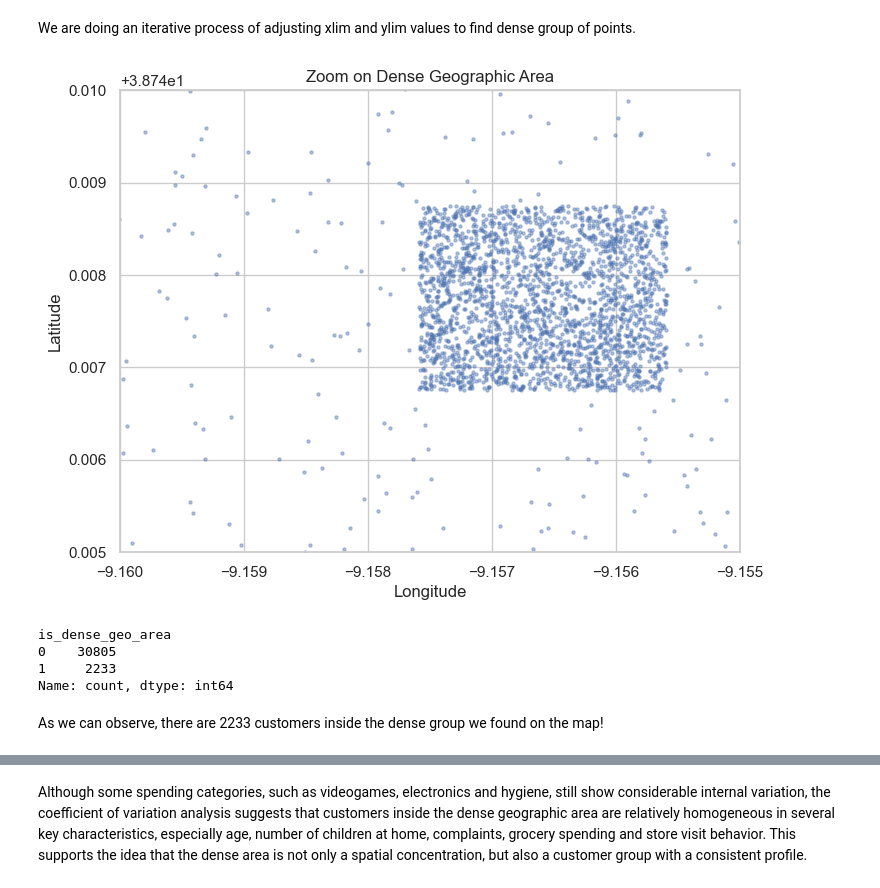
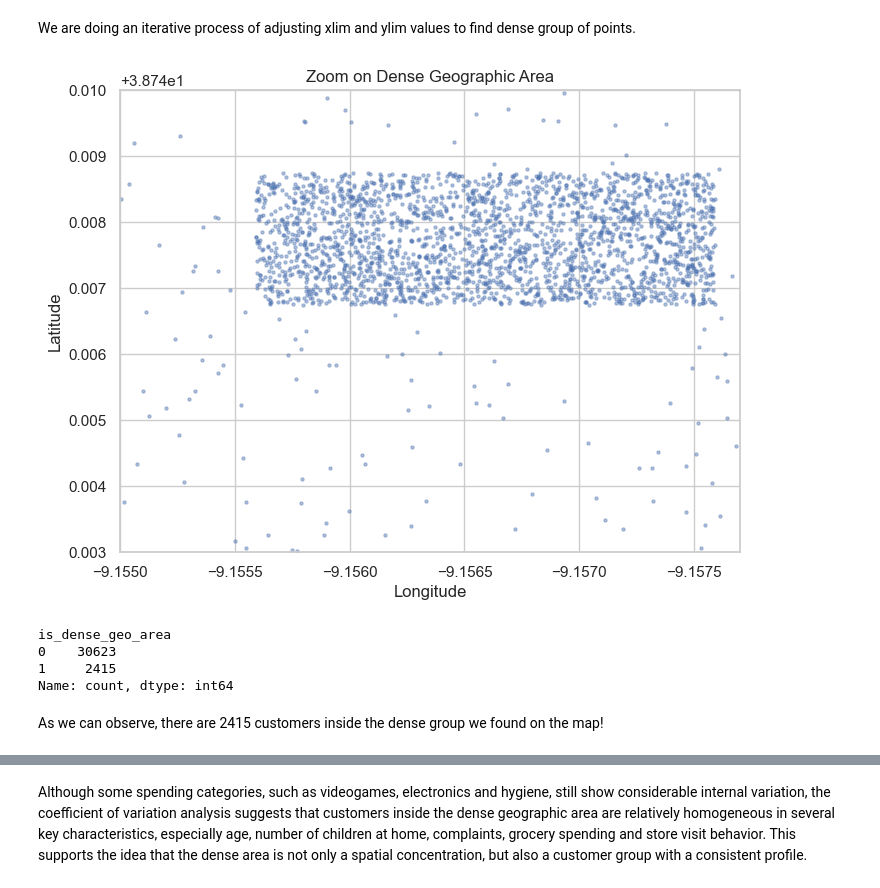
Before and after one commit to tiago2806/ml_project, a Jupyter notebook: notebooks/01_EDA.ipynb, the cells around one changed output, grey strips where cells are left out. Saved outputs shown, nothing was run; the diff lists cells and outputs as text; code cells hidden in the pictures.

```diff
--- a/notebooks/01_EDA.ipynb
+++ b/notebooks/01_EDA.ipynb
@@ -269,17 +273,17 @@ plt.show()
 We are doing an iterative process of adjusting xlim and ylim values to find dense group of points.
 # %%
 plt.figure(figsize=(8, 6))
-plt.scatter(raw_customer['latitude'], raw_customer['longitude'], s=5, alpha=0.4)
+plt.scatter(raw_customer['longitude'], raw_customer['latitude'], s=5, alpha=0.4)
 
-plt.xlim(-9.160, -9.155)   # latitude
-plt.ylim(38.745, 38.750)   # longitude
+plt.ylim(38.743, 38.750)   # latitude
+plt.xlim(-9.155, -9.1577)  # longitude
 
 plt.xlabel("Longitude")
 plt.ylabel("Latitude")
 plt.title("Zoom on Dense Geographic Area")
 plt.show()
 # %% [output]
-[figure, old version]
+[figure, new version]
 # %%
 geo_eda = raw_customer.copy()
 
@@ -291,11 +295,11 @@ geo_eda['customer_birthdate'] = pd.to_datetime(
 
 geo_eda['customer_age'] = datetime.now().year - geo_eda['customer_birthdate'].dt.year
 # %%
+min_lat = 38.7468
+max_lat = 38.7488
+
 min_lon = -9.1576
 max_lon = -9.1556
-
-min_lat = 38.74685
-max_lat = 38.74865
 
 
 
@@ -308,11 +312,11 @@ geo_eda["is_dense_geo_area"] = (
 geo_eda["is_dense_geo_area"].value_counts()
 # %% [output]
 is_dense_geo_area
-0    30805
-1     2233
+0    30623
+1     2415
 Name: count, dtype: int64
 # %% [markdown]
-As we can observe, there are 2233 customers inside the dense group we found on the map!
+As we can observe, there are 2415 customers inside the dense group we found on the map!
 # %%
 geo_features = geo_eda.select_dtypes(include='number').columns.tolist()
 
```
Also changed, not shown: parts of 7 cells of this notebook, 5 other files.
